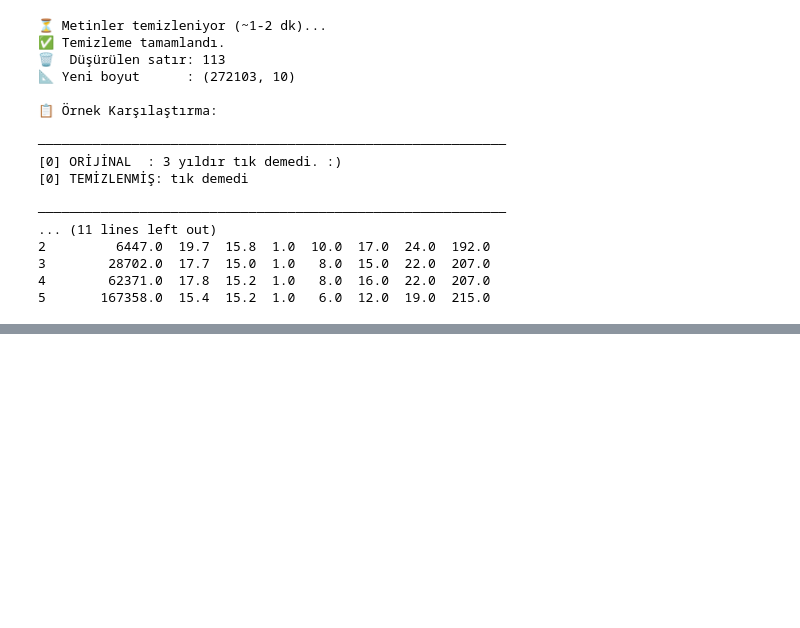
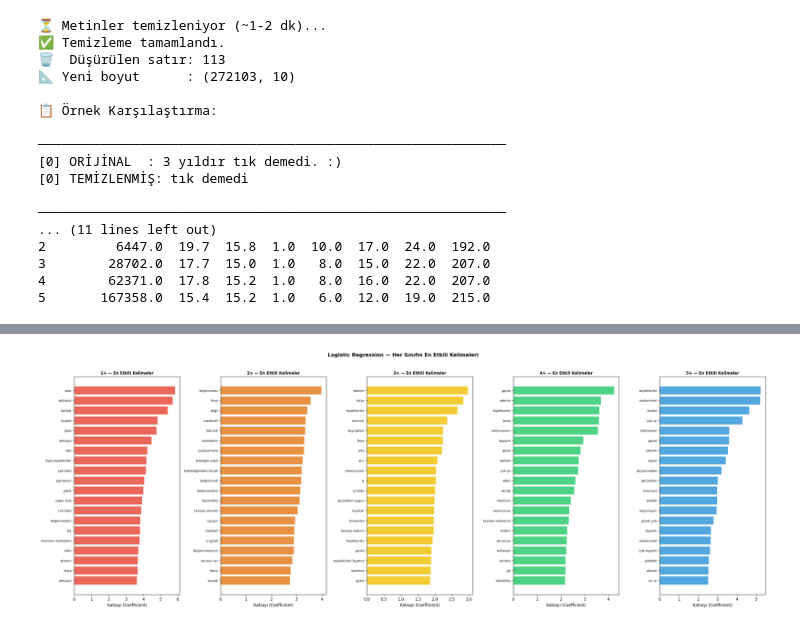
Before and after one commit to acihandemir/Customer-Satisfaction-Prediction, a Jupyter notebook: Turkish_e-commerce_reviews_text_mining.ipynb, the cells around one changed output, grey strips where cells are left out. Cells and saved outputs as stored; diff of their text form; code cells hidden in the pictures; blank space fills up the shorter version.

```diff
--- a/Turkish_e-commerce_reviews_text_mining.ipynb
+++ b/Turkish_e-commerce_reviews_text_mining.ipynb
@@ -365,0 +755,82 @@ print(df.groupby('rating')['clean_length'].describe().round(1))
+# %%
+# ============================================================
+# HÜCRE 9: Feature Importance
+# ============================================================
+import numpy as np
+import matplotlib.pyplot as plt
+import matplotlib
+matplotlib.rcParams['figure.dpi'] = 120
+
+# ── 9.1 Katsayıları Al ───────────────────────────────────────
+# lr_model.coef_ → shape: (5, 50004)
+# Her satır bir sınıf, her sütun bir özellik
+feature_names = np.array(vectorizer.get_feature_names_out())
+coef          = lr_model.coef_  # (5, 50004)
+
+ratings       = [1, 2, 3, 4, 5]
+colors        = ['#e74c3c','#e67e22','#f1c40f','#2ecc71','#3498db']
+top_n         = 20
+
+# ── 9.2 Her Sınıf İçin En Etkili Kelimeler ──────────────────
+fig, axes = plt.subplots(1, 5, figsize=(26, 9))
+
+all_top = {}
+
+for ax, rating, color in zip(axes, ratings, colors):
+    idx     = rating - 1          # 1★ → index 0
+    coefs   = coef[idx]           # bu sınıfın katsayıları
+
+    # En yüksek pozitif katsayılar → bu sınıfı en çok artıranlar
+    top_idx   = coefs.argsort()[::-1][:top_n]
+    top_words = feature_names[top_idx]
+    top_vals  = coefs[top_idx]
+
+    all_top[rating] = list(zip(top_words, top_vals))
+
+    ax.barh(top_words[::-1], top_vals[::-1],
+            color=color, alpha=0.85)
+    ax.set_title(f'{rating}★ — En Etkili Kelimeler',
+                 fontsize=10, fontweight='bold')
+    ax.set_xlabel('Katsayı (Coefficient)')
+    ax.tick_params(axis='y', labelsize=8)
+    ax.axvline(x=0, color='black', linewidth=0.5)
+
+plt.suptitle('Logistic Regression — Her Sınıfın En Etkili Kelimeleri',
+             fontsize=13, fontweight='bold', y=1.02)
+plt.tight_layout()
+plt.show()
+
+
+# ── 9.3 1★ vs 5★ Detaylı Karşılaştırma ──────────────────────
+print("🔍 1★ vs 5★ En Etkili Kelimeler:\n")
+print(f"{'1★ Kelime':<25} {'Katsayı':>8}   "
+      f"{'5★ Kelime':<25} {'Katsayı':>8}")
+print("─" * 70)
+
+for (w1, c1), (w5, c5) in zip(all_top[1], all_top[5]):
+    print(f"{w1:<25} {c1:>8.4f}   {w5:<25} {c5:>8.4f}")
+
+
+# ── 9.4 Bir Kelimenin Tüm Sınıflardaki Etkisi ───────────────
+def word_impact(word):
+    """Bir kelimenin tüm puanlar üzerindeki etkisini gösterir."""
+    if word not in feature_names:
+        print(f"'{word}' vektörde bulunamadı.")
+        return
+
+    word_idx = np.where(feature_names == word)[0][0]
+    print(f"\n📊 '{word}' kelimesinin sınıf katsayıları:")
+    print(f"  {'Puan':<6} {'Katsayı':>10} {'Etki'}")
+    print("  " + "─" * 35)
+    for i, rating in enumerate(ratings):
+        c = coef[i][word_idx]
+        bar = '█' * int(abs(c) * 20)
+        direction = '▲ artırıyor' if c > 0 else '▼ azaltıyor'
+        print(f"  {rating}★     {c:>10.4f}  {direction} {bar}")
+
+# Örnek kullanım
+word_impact('berbat')
+word_impact('mükemmel')
+word_impact('kalitesiz')
+# %% [output]
+[figure, added]
```
Also changed, not shown: parts of 6 cells of this notebook, 1 other file.
